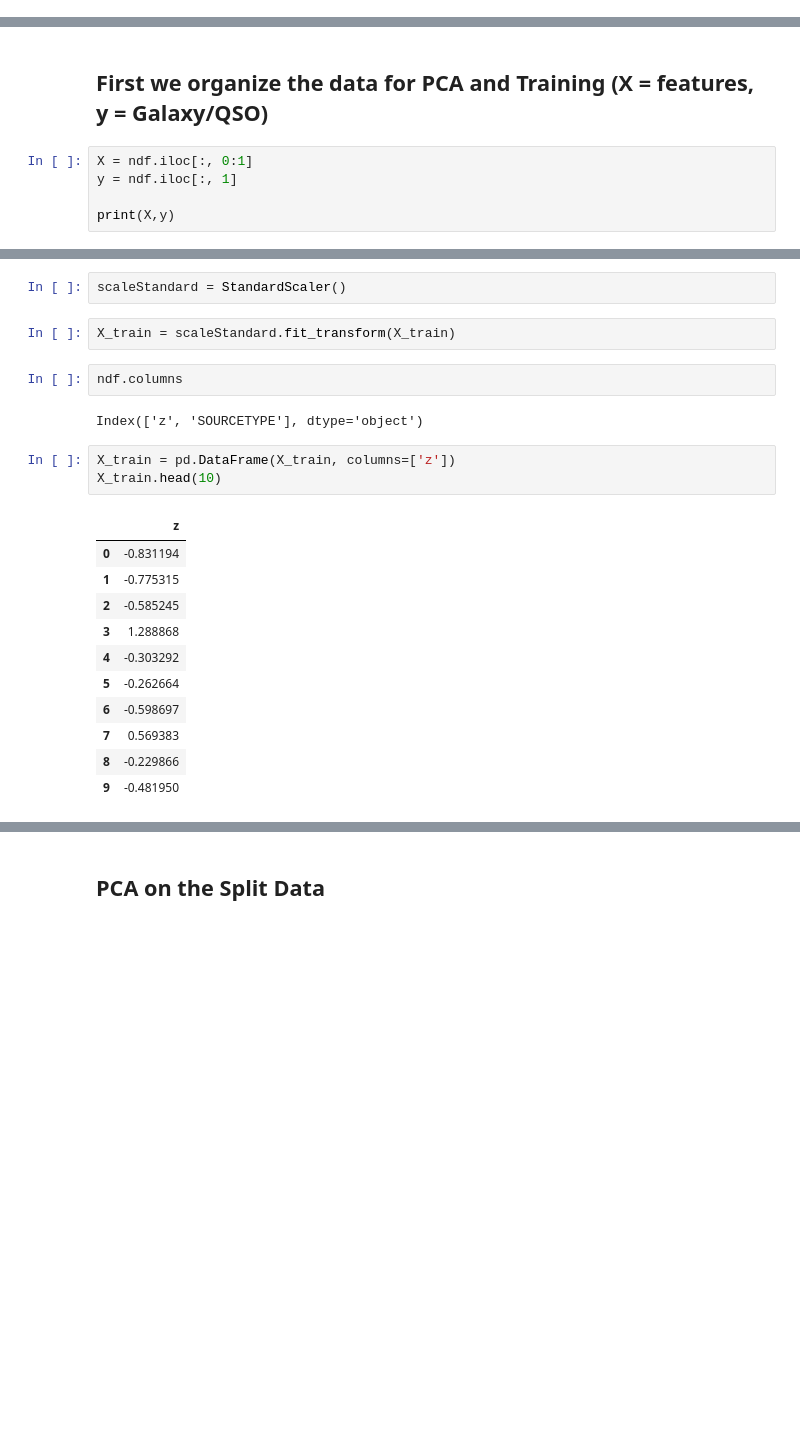
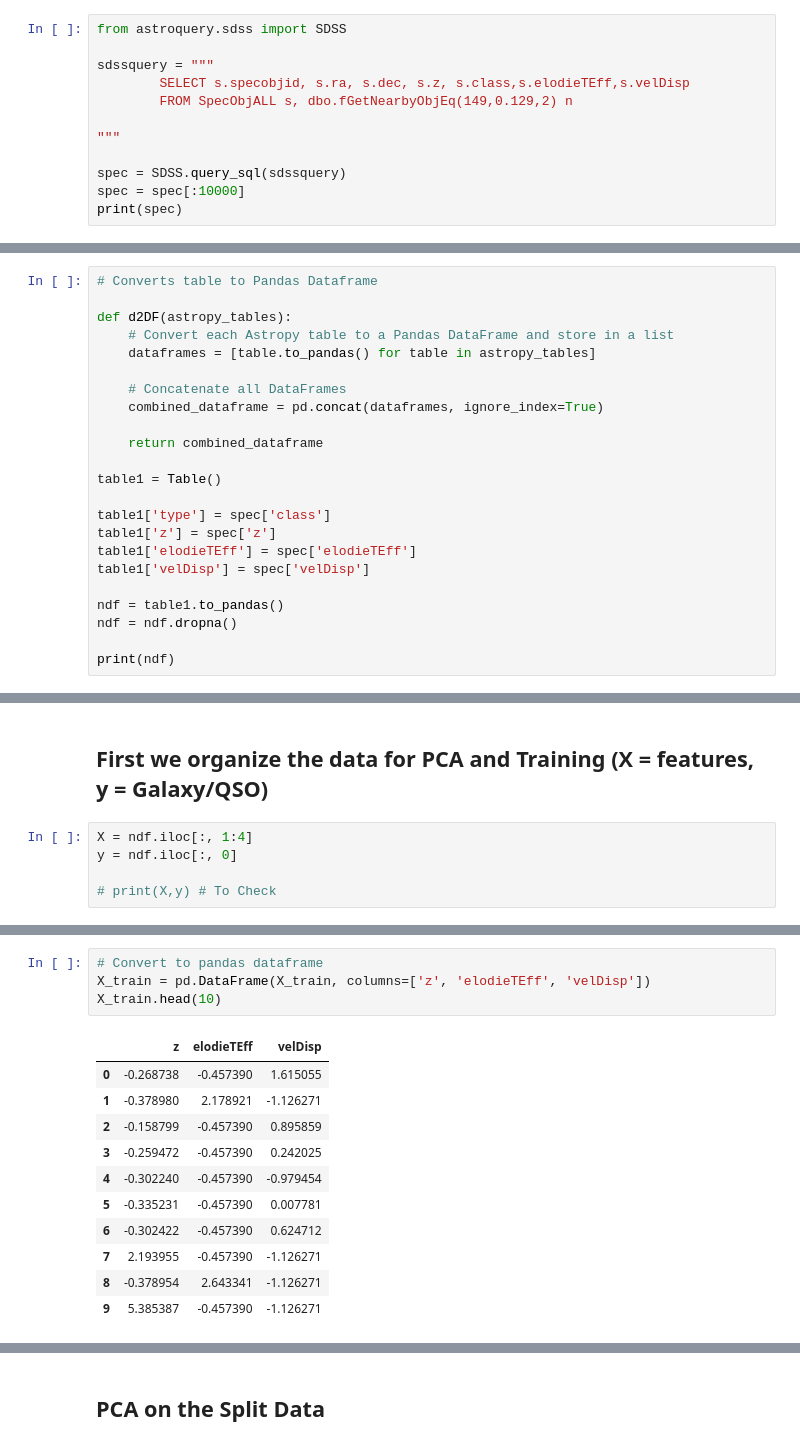
Before and after one commit to Iofuentes/A519_Final_Proj, a Jupyter notebook: Main.ipynb, the cells around one changed output, grey strips where cells are left out. Saved outputs shown, nothing was run; the diff lists cells and outputs as text; blank space fills up the shorter version.

```diff
--- a/Main.ipynb
+++ b/Main.ipynb
@@ -68,0 +16,12 @@ OSError: No SIMPLE card found, this file does not appear to be a valid FITS file
+# %%
+from astroquery.sdss import SDSS
+
+sdssquery = """
+        SELECT s.specobjid, s.ra, s.dec, s.z, s.class,s.elodieTEff,s.velDisp
+        FROM SpecObjALL s, dbo.fGetNearbyObjEq(149,0.129,2) n
+
+"""
+
+spec = SDSS.query_sql(sdssquery)
+spec = spec[:10000]
+print(spec)
@@ -68,0 +46,23 @@ OSError: No SIMPLE card found, this file does not appear to be a valid FITS file
+# %%
+# Converts table to Pandas Dataframe
+
+def d2DF(astropy_tables):
+    # Convert each Astropy table to a Pandas DataFrame and store in a list
+    dataframes = [table.to_pandas() for table in astropy_tables]
+
+    # Concatenate all DataFrames
+    combined_dataframe = pd.concat(dataframes, ignore_index=True)
+
+    return combined_dataframe
+
+table1 = Table()
+
+table1['type'] = spec['class']
+table1['z'] = spec['z']
+table1['elodieTEff'] = spec['elodieTEff']
+table1['velDisp'] = spec['velDisp']
+
+ndf = table1.to_pandas()
+ndf = ndf.dropna()
+
+print(ndf)
@@ -69,7 +84,7 @@ OSError: No SIMPLE card found, this file does not appear to be a valid FITS file
 # %% [markdown]
 ## First we organize the data for PCA and Training (X = features, y = Galaxy/QSO)
 # %%
-X = ndf.iloc[:, 0:1]
-y = ndf.iloc[:, 1]
+X = ndf.iloc[:, 1:4]
+y = ndf.iloc[:, 0]
 
-print(X,y)
+# print(X,y) # To Check
@@ -101,26 +103,19 @@ from sklearn.preprocessing import StandardScaler
-# %%
-scaleStandard = StandardScaler()
-# %%
-X_train = scaleStandard.fit_transform(X_train)
-# %%
-ndf.columns
-# %% [output]
-Index(['z', 'SOURCETYPE'], dtype='object')
 # %%
-X_train = pd.DataFrame(X_train, columns=['z'])
+# Convert to pandas dataframe
+X_train = pd.DataFrame(X_train, columns=['z', 'elodieTEff', 'velDisp'])
 X_train.head(10)
 # %% [output]
-|  | z |
-| 0 | -0.831194 |
-| 1 | -0.775315 |
-| 2 | -0.585245 |
-| 3 | 1.288868 |
-| 4 | -0.303292 |
-| 5 | -0.262664 |
-| 6 | -0.598697 |
-| 7 | 0.569383 |
-| 8 | -0.229866 |
-| 9 | -0.481950 |
+|  | z | elodieTEff | velDisp |
+| 0 | -0.268738 | -0.457390 | 1.615055 |
+| 1 | -0.378980 | 2.178921 | -1.126271 |
+| 2 | -0.158799 | -0.457390 | 0.895859 |
+| 3 | -0.259472 | -0.457390 | 0.242025 |
+| 4 | -0.302240 | -0.457390 | -0.979454 |
+| 5 | -0.335231 | -0.457390 | 0.007781 |
+| 6 | -0.302422 | -0.457390 | 0.624712 |
+| 7 | 2.193955 | -0.457390 | -1.126271 |
+| 8 | -0.378954 | 2.643341 | -1.126271 |
+| 9 | 5.385387 | -0.457390 | -1.126271 |
 # %%
 X_train.describe().round(18)
 # %% [output]
```
Also changed, not shown: parts of 29 cells of this notebook, 3 other files.
